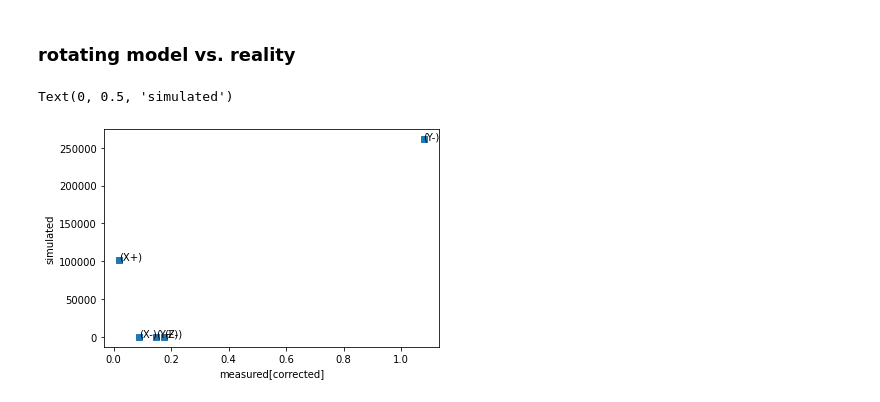
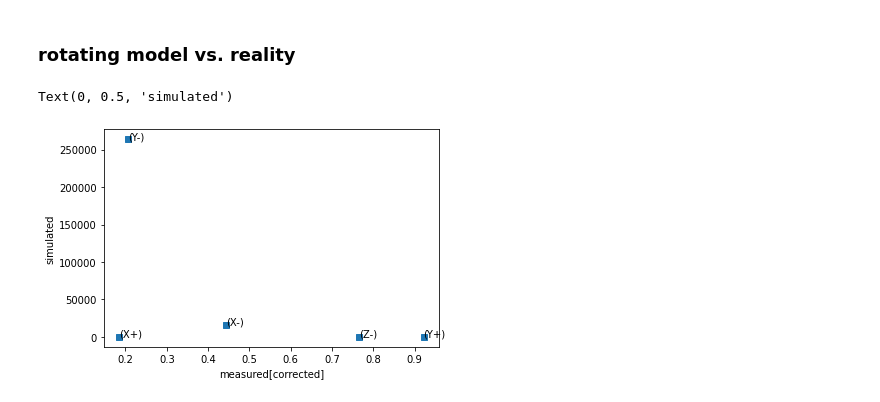
Before and after one commit to limu007/cube, a Jupyter notebook: Attitude_october.ipynb, the cells around one changed output. Cells and saved outputs as stored; diff of their text form; code cells hidden in the pictures.

```diff
--- a/Attitude_october.ipynb
+++ b/Attitude_october.ipynb
@@ -159,13 +166,16 @@ mag_inter = lambda t:(t/dtot*magvec[1]+(1-t/dtot)*magvec[0])
 print(np.array([sunvec_hall[i] for i in [1,10,-1]])) # in ECI
 #from astropy.coordinates import get_body_barycentric, get_body, get_sun, EarthLocation
 from astropy.time import Time
-sunvec_apy=[coord.get_sun(Time(t)) for j,t in enumerate(times)]
-for j,s in enumerate(sunvec_apy):
-    s.location=coord.EarthLocation.from_geodetic(rep[0][j],rep[1][j],rep[2][j]*1e3)
+sunvec_apy=[]  #coord.get_sun(Time(t)) for j,t in enumerate(times)]
+#for j,s in enumerate(sunvec_apy):
+for j in range(len(times)):
+    loc=coord.EarthLocation.from_geodetic(rep[0][j],rep[1][j],rep[2][j]*1e3)
+    sunvec_apy.append(coord.get_sun(time=Time(times[j])))
+    sunvec_apy[-1].location=loc
     #print(rep[0][j],rep[1][j])
 import satutils as su
 sunvec_loc=[su.fromangle(s.altaz.az.value,s.altaz.alt.value) for s in sunvec_apy]
-sunvec_eci=[su.fromangle(s.fk5.ra.value,s.fk5.dec.value) for s in sunvec_apy]
+sunvec_eci=[su.fromangle(s.ra.value,s.dec.value) for s in sunvec_apy]
 np.array([sunvec_eci[i] for i in [1,10,-1]])
 # %% [output]
 [[-0.79041381 -0.56203706 -0.2436398 ]
@@ -213,4 +223,9 @@ tm.deg
 # %%
 angle=[np.arccos(np.dot(mag_inter(dt[i]),sunvec_hall[i])) for i in range(len(dt))]
 #pl.plot(np.rad2deg(angle))
+angle2=[np.arccos(np.dot(mag_inter(dt[i]),sunvec_eci[i])) for i in range(len(dt))]
 angle=np.mean(angle) #changes negligeable
+print(np.rad2deg(np.max(angle2)-np.min(angle2)))
+print(np.rad2deg((np.max(angle2)+np.min(angle2))/2))
+#angle2=np.mean(angle2)
+#np.rad2deg(angle),np.rad2deg(angle2)
@@ -232,7 +251,10 @@ np.arccos(np.dot(sun_ex,mbody[j]))
 calculate Sun direction in body (satellite) coordinate frame (for all possible rotations perpendicular to magnetic field):
 # %%
 #np.allclose(rmatx.T@rmatx,np.eye(3)) # rmatx is orthonormal
-awee=np.array([np.cos(angle)*np.ones_like(phi),np.sin(angle)*np.cos(phi),np.sin(angle)*np.sin(phi)])
+j=0
+awee=np.array([np.cos(angle2[j]),np.sin(angle2[j])*np.cos(phi),np.sin(angle2[j])*np.sin(phi)])#
 asun=rmatx.T@awee # in body frame
-[pl.plot(s) for s in asun]
+[pl.plot(np.rad2deg(phi),s) for s in asun]
+pl.title("sun dir components in sat. body frame")
+pl.xlabel("rotation (roll) angle")
 # %% [output]
@@ -264,7 +286,10 @@ pl.plot(angs,[viewang(a) for a in angs])
 # %%
-xp,xm=viewang(np.rad2deg(np.arccos(asun[0]))),viewang(180-np.rad2deg(np.arccos(asun[0])))
-yp,ym=viewang(np.rad2deg(np.arccos(asun[1]))),viewang(180-np.rad2deg(np.arccos(asun[1])))
-zm=viewang(180-np.rad2deg(np.arccos(asun[2])))
+def predict_roll(asun):
+    xp,xm=viewang(np.rad2deg(np.arccos(asun[0]))),viewang(180-np.rad2deg(np.arccos(asun[0])))
+    yp,ym=viewang(np.rad2deg(np.arccos(asun[1]))),viewang(180-np.rad2deg(np.arccos(asun[1])))
+    zm=viewang(180-np.rad2deg(np.arccos(asun[2])))
+    return xp,yp,xm,ym,zm
+xp,yp,xm,ym,zm=predict_roll(asun)
 pl.plot(phi,xp,phi,xm)
 pl.plot(phi,yp,phi,ym)
 pl.plot(phi,zm)
@@ -376,16 +401,16 @@ pl.xlim(0,120)
 # %%
 labels=[mok.columns[i][7:] for i in irpos]
 simu=np.array([xp,yp,xm,ym,zm])
-k=0
+k=10
 pl.plot(irsens2[:,k],simu[:,2],'s')
 for i in range(5):
     pl.text(irsens2[i,k],simu[i,2],labels[i])
 np.corrcoef(irsens2[:,k],simu[:,2])[0][1]
 pl.xlabel("measured[corrected]")
 pl.ylabel("simulated")
 #pl.plot(phi,xp,phi,xm)
 #pl.plot(phi,yp,phi,ym)
 #pl.plot(phi,zm)
 # %% [output]
 Text(0, 0.5, 'simulated')
-[figure, old version]
+[figure, new version]
```
Also changed, not shown: parts of 30 cells of this notebook.
